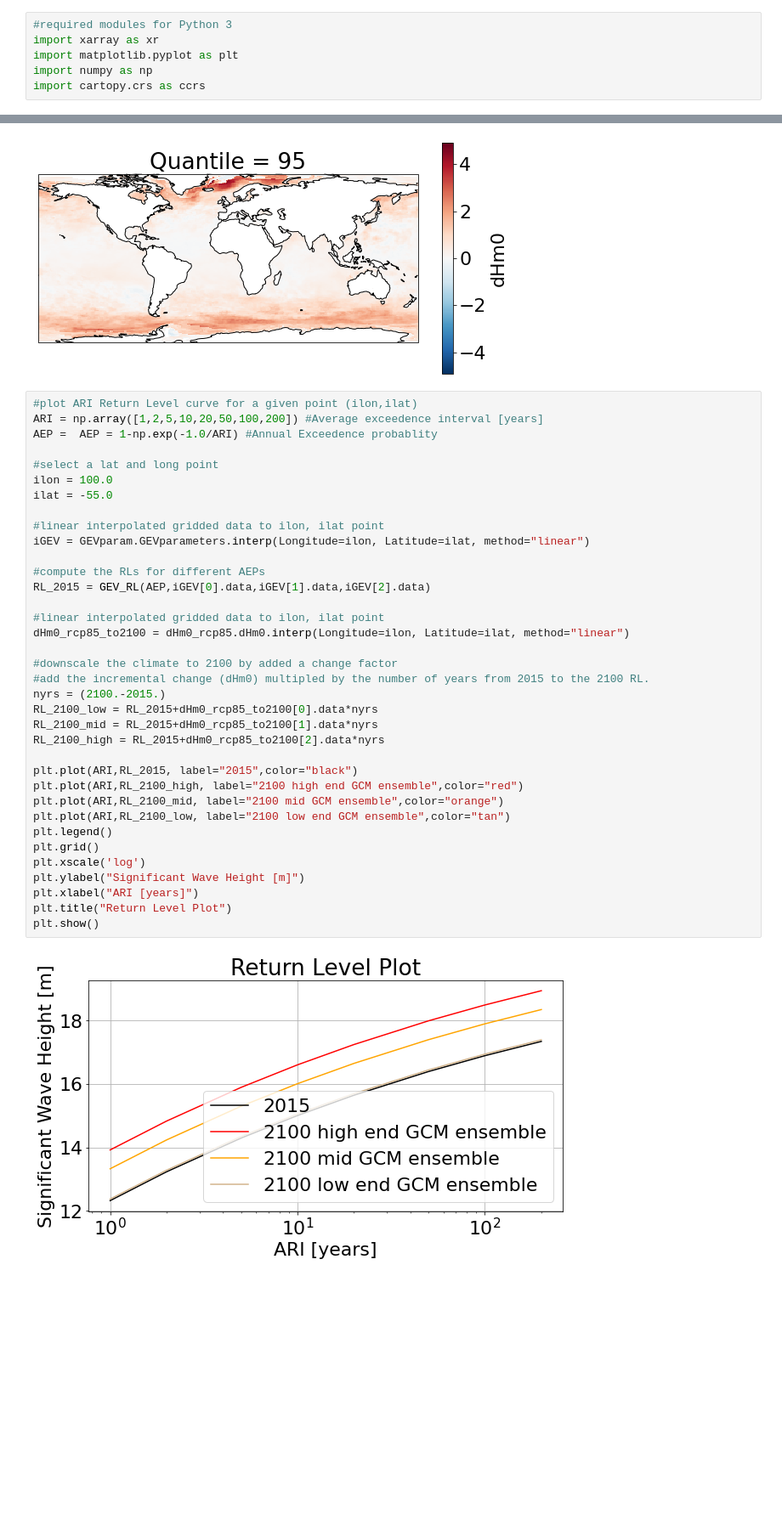
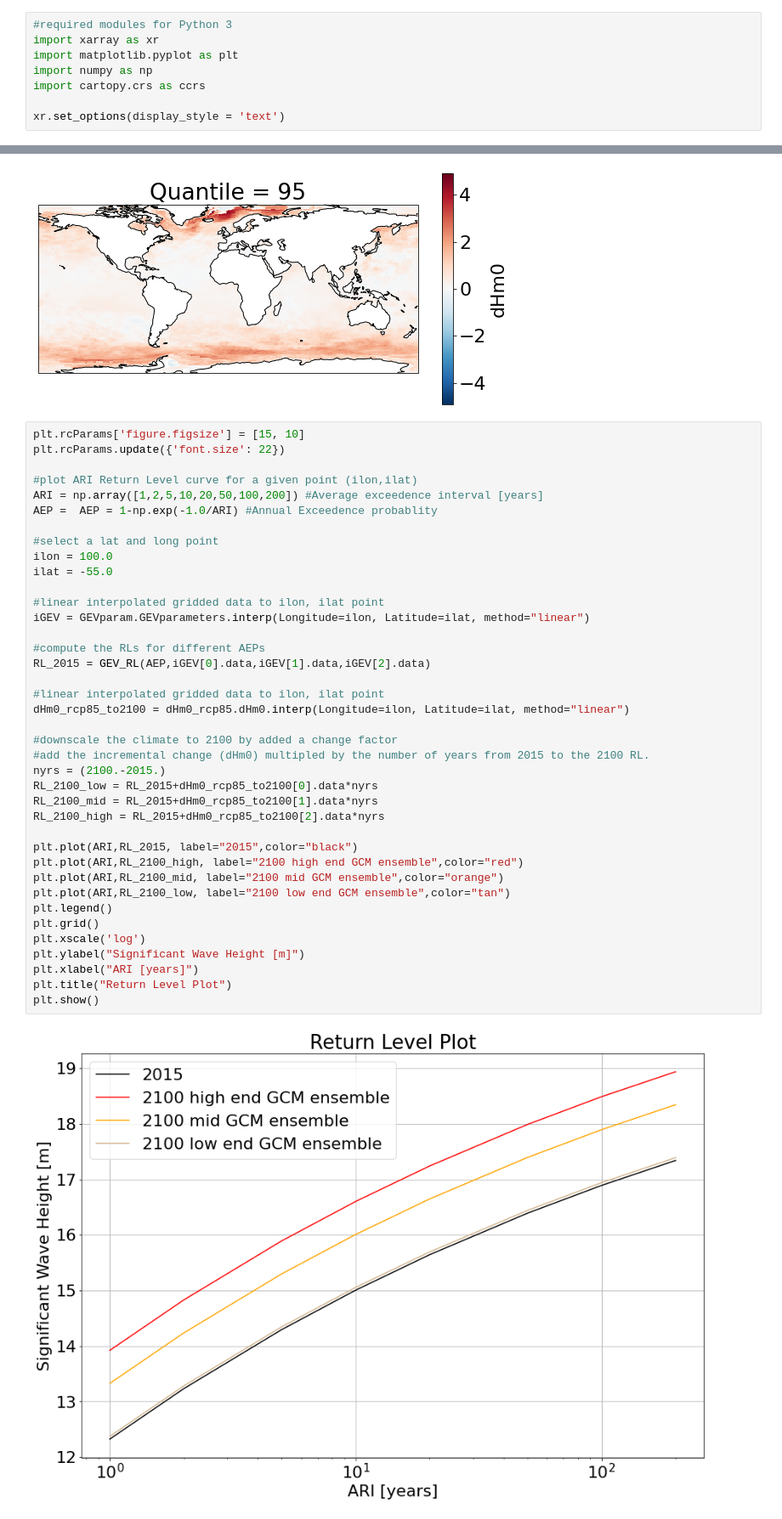
Before and after one commit to JulianOG/ExtremeHm0projections, a Jupyter notebook: COWCLIP_extreme_wave_height.ipynb, the cells around one changed output, grey strips where cells are left out. Shown at 85% size. Cells and saved outputs as stored; diff of their text form; blank space fills up the shorter version.

```diff
--- a/COWCLIP_extreme_wave_height.ipynb
+++ b/COWCLIP_extreme_wave_height.ipynb
@@ -14,3 +14,5 @@ import xarray as xr
 import matplotlib.pyplot as plt
 import numpy as np
 import cartopy.crs as ccrs
+
+xr.set_options(display_style = 'text')
@@ -123,6 +127,9 @@ plt.show()
 [figure]
 [figure]
 # %%
+plt.rcParams['figure.figsize'] = [15, 10]
+plt.rcParams.update({'font.size': 22})
+
 #plot ARI Return Level curve for a given point (ilon,ilat)
 ARI = np.array([1,2,5,10,20,50,100,200]) #Average exceedence interval [years]
 AEP =  AEP = 1-np.exp(-1.0/ARI) #Annual Exceedence probablity
@@ -132,31 +139,31 @@ ilon = 100.0
 ilat = -55.0
 
 #linear interpolated gridded data to ilon, ilat point
 iGEV = GEVparam.GEVparameters.interp(Longitude=ilon, Latitude=ilat, method="linear")
 
 #compute the RLs for different AEPs
 RL_2015 = GEV_RL(AEP,iGEV[0].data,iGEV[1].data,iGEV[2].data)
 
 #linear interpolated gridded data to ilon, ilat point
 dHm0_rcp85_to2100 = dHm0_rcp85.dHm0.interp(Longitude=ilon, Latitude=ilat, method="linear")
 
 #downscale the climate to 2100 by added a change factor
 #add the incremental change (dHm0) multipled by the number of years from 2015 to the 2100 RL.
 nyrs = (2100.-2015.)
 RL_2100_low = RL_2015+dHm0_rcp85_to2100[0].data*nyrs
 RL_2100_mid = RL_2015+dHm0_rcp85_to2100[1].data*nyrs
 RL_2100_high = RL_2015+dHm0_rcp85_to2100[2].data*nyrs
 
 plt.plot(ARI,RL_2015, label="2015",color="black")
 plt.plot(ARI,RL_2100_high, label="2100 high end GCM ensemble",color="red")
 plt.plot(ARI,RL_2100_mid, label="2100 mid GCM ensemble",color="orange")
 plt.plot(ARI,RL_2100_low, label="2100 low end GCM ensemble",color="tan")
 plt.legend()
 plt.grid()
 plt.xscale('log')
 plt.ylabel("Significant Wave Height [m]")
 plt.xlabel("ARI [years]")
 plt.title("Return Level Plot")
 plt.show()
 # %% [output]
-[figure, old version]
+[figure, new version]
```
Also changed, not shown: parts of 2 cells of this notebook.
